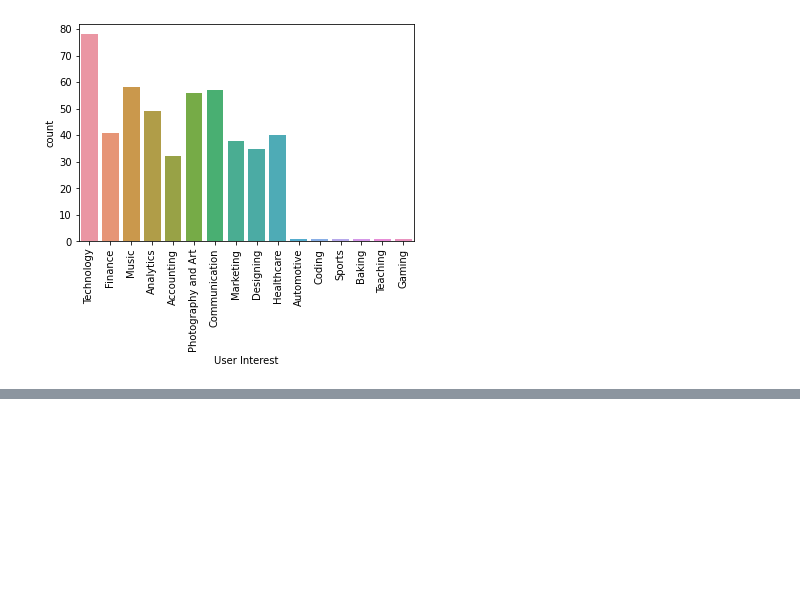
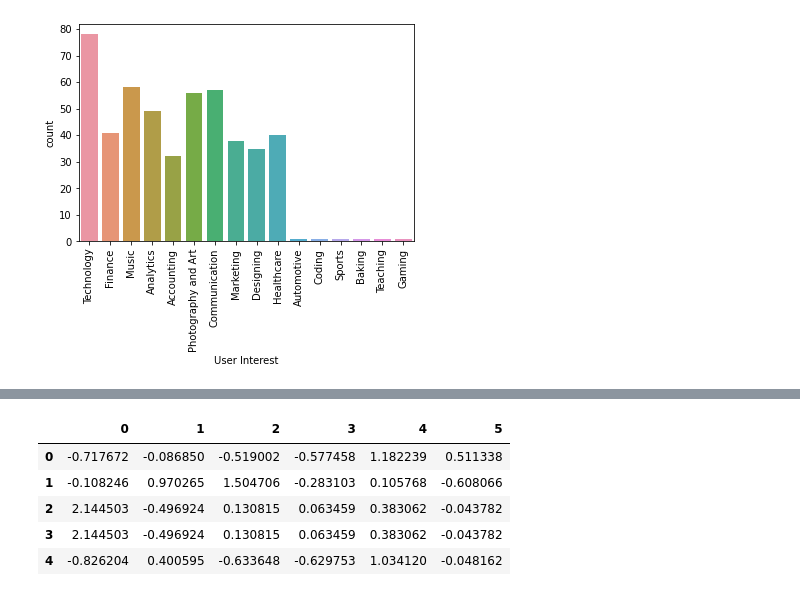
Before and after one commit to ginelledsouza/Student_Course_Segmentation, a Jupyter notebook: Student Segmentation.ipynb, the cells around one changed output, grey strips where cells are left out. Saved outputs shown, nothing was run; the diff lists cells and outputs as text; code cells hidden in the pictures; blank space fills up the shorter version.

```diff
--- a/Student Segmentation.ipynb
+++ b/Student Segmentation.ipynb
@@ -178,0 +235,16 @@ A number of interests are collected from the individual, thus providing a base f
+# %%
+from sklearn.decomposition import PCA
+
+pca = PCA(n_components=6)
+pca.fit(data)
+pca_samples = pca.transform(data)
+
+ps = pd.DataFrame(pca_samples)
+ps.head()
+# %% [output]
+|  | 0 | 1 | 2 | 3 | 4 | 5 |
+| 0 | -0.717672 | -0.086850 | -0.519002 | -0.577458 | 1.182239 | 0.511338 |
+| 1 | -0.108246 | 0.970265 | 1.504706 | -0.283103 | 0.105768 | -0.608066 |
+| 2 | 2.144503 | -0.496924 | 0.130815 | 0.063459 | 0.383062 | -0.043782 |
+| 3 | 2.144503 | -0.496924 | 0.130815 | 0.063459 | 0.383062 | -0.043782 |
+| 4 | -0.826204 | 0.400595 | -0.633648 | -0.629753 | 1.034120 | -0.048162 |
```
Also changed, not shown: parts of 8 cells of this notebook.
